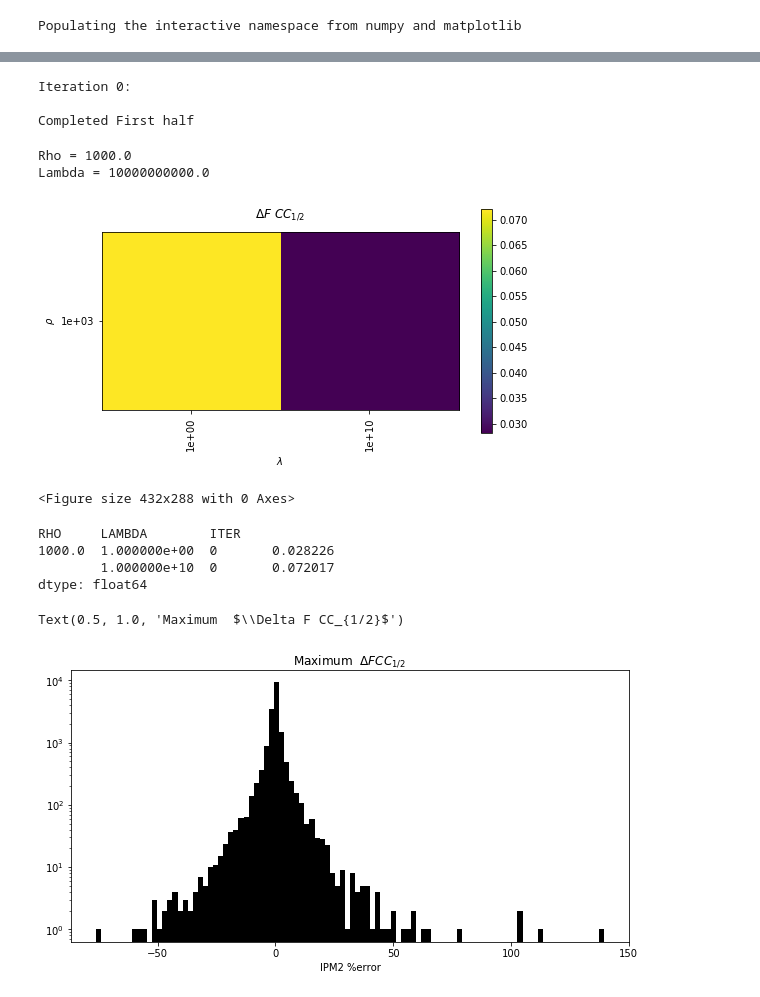
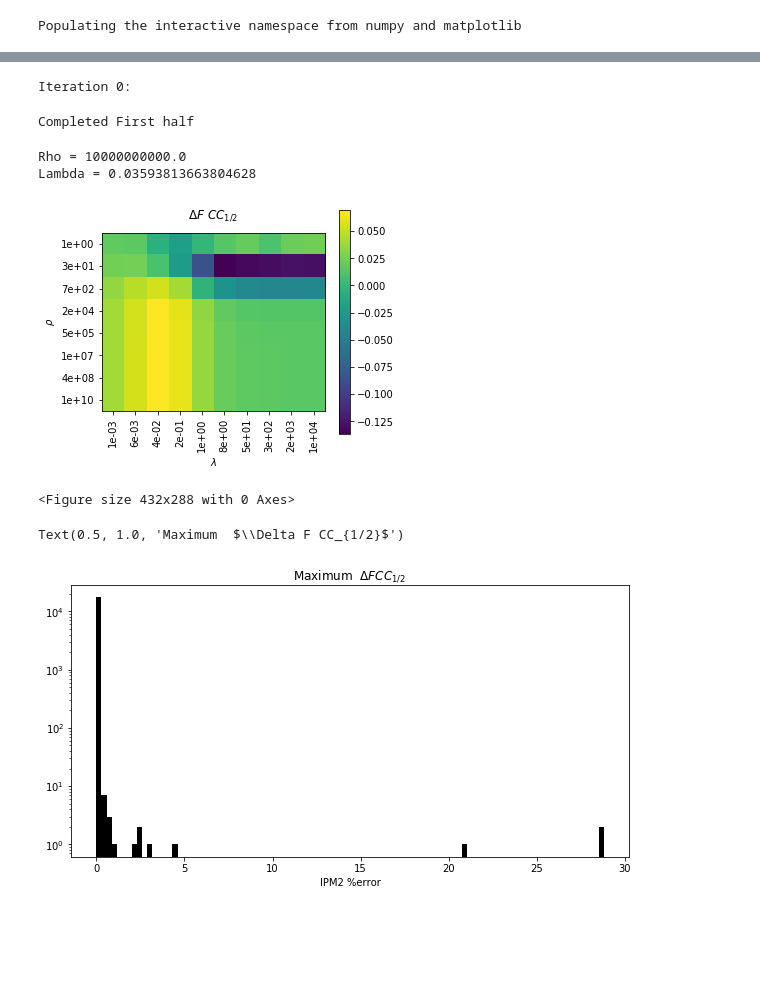
Before and after one commit to kmdalton/deltafestimator, a Jupyter notebook: examples/Regularizer Crossvalidation.ipynb, the cells around one changed output, grey strips where cells are left out. Cells and saved outputs as stored; diff of their text form; code cells hidden in the pictures; blank space fills up the shorter version.

```diff
--- a/examples/Regularizer Crossvalidation.ipynb
+++ b/examples/Regularizer Crossvalidation.ipynb
@@ -6,7 +6,7 @@ import pandas as pd
 %autoreload 2
 import deltafestimator
 
-inFN = 'reflections_pared_5point0_sigma.csv'
+inFN = '/home/kmdalton/sandbox/gfpxfel/20190508_integration_protocol/reflections_pared_2point0_sigma.csv'
 # %% [output]
 Populating the interactive namespace from numpy and matplotlib
 # %%
@@ -100,0 +103,9 @@ plt.plot(n.result[intensitykey][intensitykey], n.result['Icryst']['Icryst'], 'ko
+# %%
+f, (ax1, ax2) = plt.subplots(1, 2, figsize=(10, 5))
+Icryst = n.result['Icryst']['Icryst']
+IPM = n.result[intensitykey][intensitykey]
+ax1.plot(IPM, Icryst, 'ko', alpha=0.1)
+ax1.set_xlabel("IPM")
+ax1.set_ylabel(r"$I_{cryst}$")
+_ = ax2.hist(100.*(IPM-Icryst)/IPM, 200, color='k', log=True)
+ax2.set_xlabel("IPM %error")
@@ -105,13 +119,13 @@ I['MASK'] = np.array(I[['RUN', 'PHINUMBER', 'MASK']].groupby(['RUN', 'PHINUMBER'
 # %%
 import tensorflow as tf
 
-tolerance = 1e-5
+tolerance = -1e-5
 intensitykey = 'ipm2'
-maxiter = 1000
+maxiter = 10000
 referencekey = 'FCALC'
-lmin,lmax,lstep = 0, 10, 2
+lmin,lmax,lstep = -3, 4, 10
 #lmin,lmax,lstep = -10, -11,2
-rmin,rmax,rstep = 3, 10, 1
+rmin,rmax,rstep = 0, 10, 8
 lambdas = np.logspace(lmin, lmax, lstep)
 rhos    = np.logspace(rmin, rmax, rstep)
 rhos,lambdas = np.meshgrid(rhos, lambdas)
@@ -161,50 +175,42 @@ for i in range(iters):
 Ftrace = Ftrace1.reset_index().join(Ftrace2.reset_index().set_index(['RHO', 'LAMBDA', 'ITER', 'H', 'K', 'L']), ['RHO', 'LAMBDA', 'ITER', 'H', 'K', 'L'], rsuffix='_2').dropna()
 # %% [output]
 Iteration 0:
-
-Completed First half
+Completed First half
 # %%
 from scipy.stats import spearmanr,pearsonr
 
-#rfunc = pearsonr
-rfunc = spearmanr
+rfunc = pearsonr
+#rfunc = spearmanr
 
 
 #Fmax_gamma = Ftrace[(Ftrace['RHO'] == r_) & (Ftrace['LAMBDA'] == l_) & (Ftrace['ITER'] == i_)]
 #Imax_gamma = Icryst[(Icryst['RHO'] == r_) & (Icryst['LAMBDA'] == l_) & (Icryst['ITER'] == i_)]
 
 
 cckey = "DeltaF"
 r_DeltaF_replicates = Ftrace.groupby(['RHO', 'LAMBDA', 'ITER']).apply(lambda x: rfunc(x[cckey], x[cckey + '_2'])[0])
 r_DeltaF = Ftrace.groupby(['RHO', 'LAMBDA', 'ITER']).apply(lambda x: rfunc(x[cckey], x[cckey + '_2'])[0]).groupby(['RHO', 'LAMBDA']).mean()
 matshow(r_DeltaF.values.reshape((rstep,lstep)))
 plt.ylabel(r"$\rho$")
 plt.yticks(np.arange(rstep), ["{:1.0e}".format(i) for i in np.unique(rhos)])
 plt.gca().xaxis.tick_bottom()
 plt.xticks(np.arange(lstep), ["{:1.0e}".format(i) for i in np.unique(lambdas)], rotation = 'vertical')
 plt.xlabel(r"$\lambda$")
 plt.colorbar()
 plt.title("$\Delta F\ CC_{1/2}$")
 
 r_,l_,i_ = r_DeltaF_replicates[r_DeltaF_replicates == r_DeltaF_replicates.max()].index.values[0]
 print("Rho = {}\nLambda = {}".format(r_, l_))
 plt.figure()
 
 
 Fmax_DeltaF = Ftrace[(Ftrace['RHO'] == r_) & (Ftrace['LAMBDA'] == l_)]
 Imax_DeltaF = Icryst[(Icryst['RHO'] == r_) & (Icryst['LAMBDA'] == l_)]
 # %% [output]
-Rho = 1000.0
-Lambda = 10000000000.0
+Rho = 10000000000.0
+Lambda = 0.03593813663804628
-[figure, old version]
+[figure, new version]
 <Figure size 432x288 with 0 Axes>
-# %%
-r_DeltaF_replicates
-# %% [output]
-RHO     LAMBDA        ITER
-1000.0  1.000000e+00  0       0.028226
-        1.000000e+10  0       0.072017
-dtype: float64
 # %%
 f, ax1 = plt.subplots(1, 1, figsize=(10, 5))
 _ = ax1.hist(100.*(Imax_DeltaF['Icryst'] - Imax_DeltaF['ipm2'])/Imax_DeltaF['ipm2'], 100, color='k', log=True)
@@ -212,5 +218,5 @@ ax1.set_xlabel("IPM2 %error")
 ax1.set_title("Maximum  $\Delta F CC_{1/2}$")
 # %% [output]
 Text(0.5, 1.0, 'Maximum  $\\Delta F CC_{1/2}$')
-[figure, old version]
+[figure, new version]
 # %%
```
Also changed, not shown: parts of 8 cells of this notebook, 8 other files.
